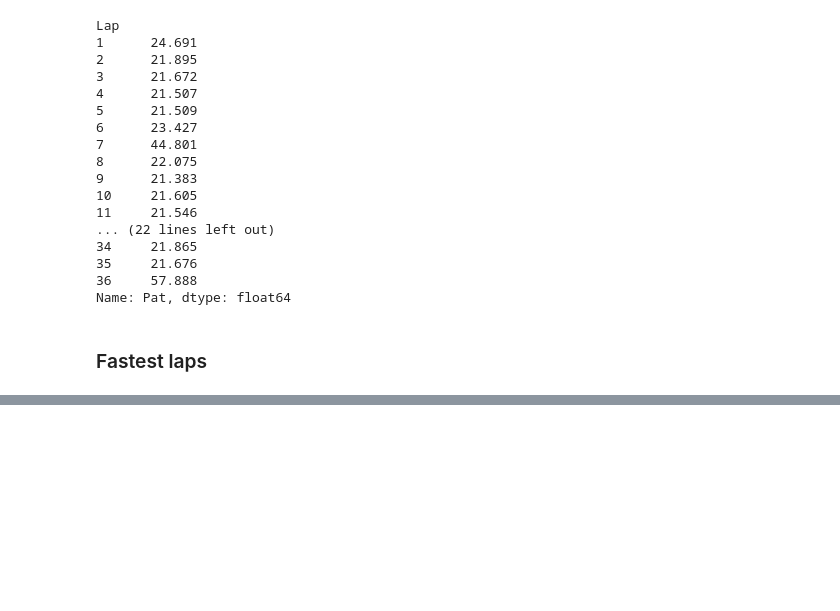
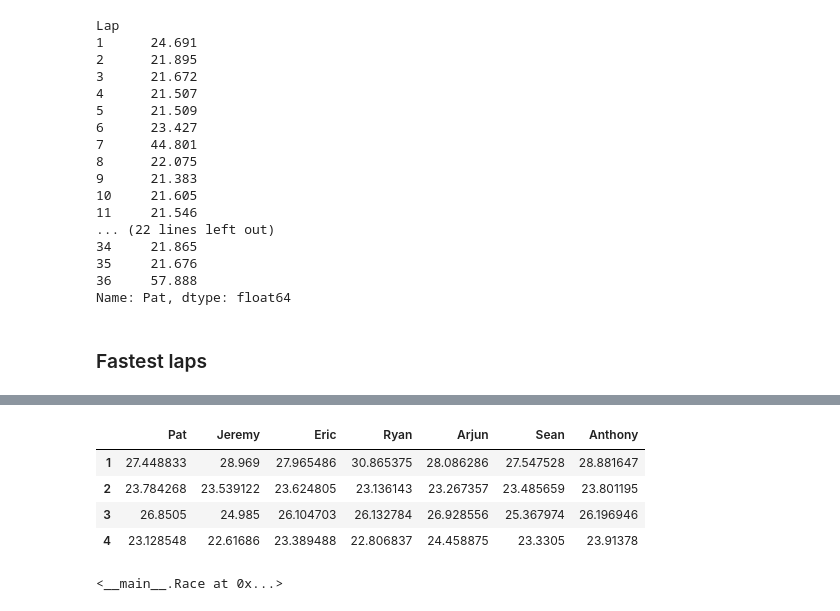
Before and after one commit to thereiswaldo/GoKarts, a Jupyter notebook: GoKart Analysis.ipynb, the cells around one changed output, grey strips where cells are left out. Drawn from its saved outputs; the diff is of its cells as text; code cells hidden in the pictures; blank space fills up the shorter version.

```diff
--- a/GoKart Analysis.ipynb
+++ b/GoKart Analysis.ipynb
@@ -79,0 +158,8 @@ Name: Pat, dtype: float64
+# %%
+race.get_average_lap()
+# %% [output]
+|  | Pat | Jeremy | Eric | Ryan | Arjun | Sean | Anthony |
+| 1 | 27.448833 | 28.969 | 27.965486 | 30.865375 | 28.086286 | 27.547528 | 28.881647 |
+| 2 | 23.784268 | 23.539122 | 23.624805 | 23.136143 | 23.267357 | 23.485659 | 23.801195 |
+| 3 | 26.8505 | 24.985 | 26.104703 | 26.132784 | 26.928556 | 25.367974 | 26.196946 |
+| 4 | 23.128548 | 22.61686 | 23.389488 | 22.806837 | 24.458875 | 23.3305 | 23.91378 |
@@ -79,0 +174,5 @@ Name: Pat, dtype: float64
+# %%
+race = Race(1)
+race
+# %% [output]
+<__main__.Race at 0x...>
```
Also changed, not shown: parts of 9 cells of this notebook.
